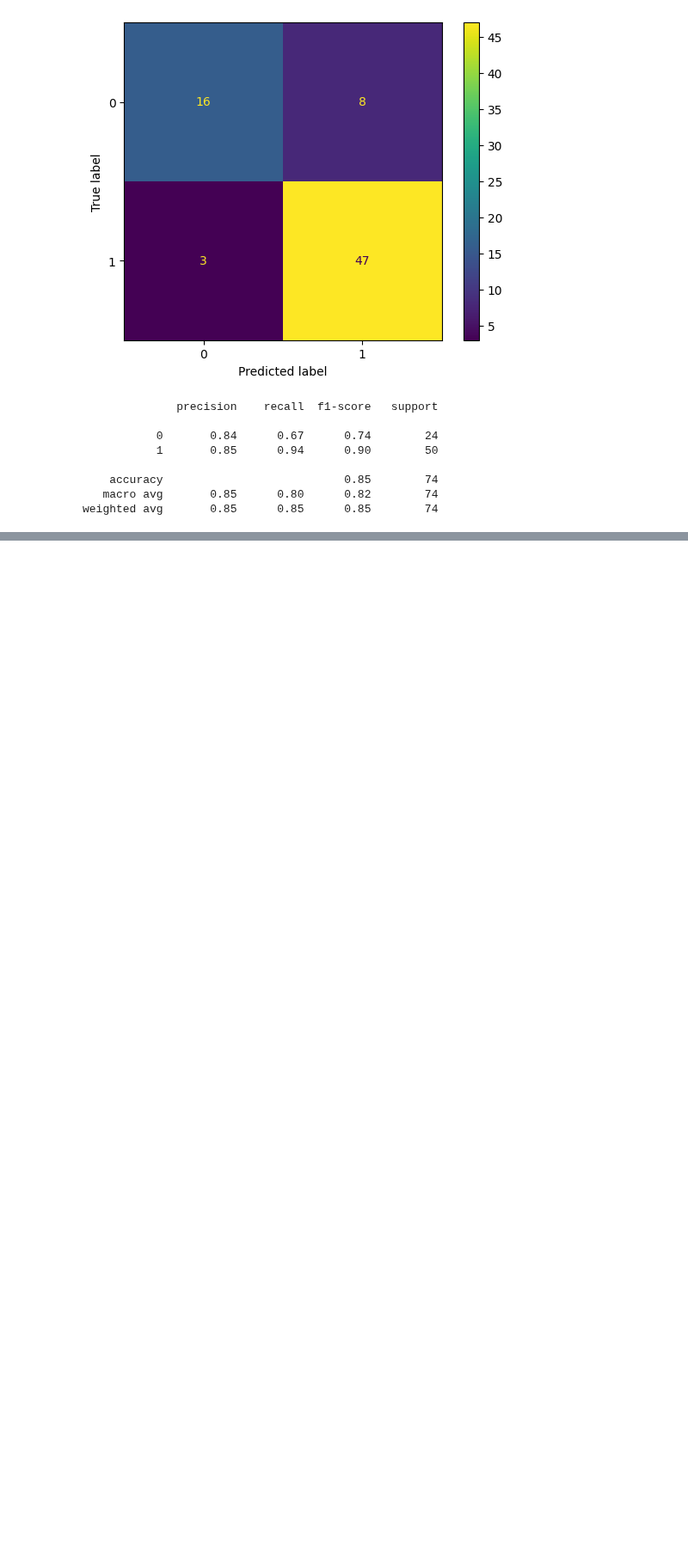
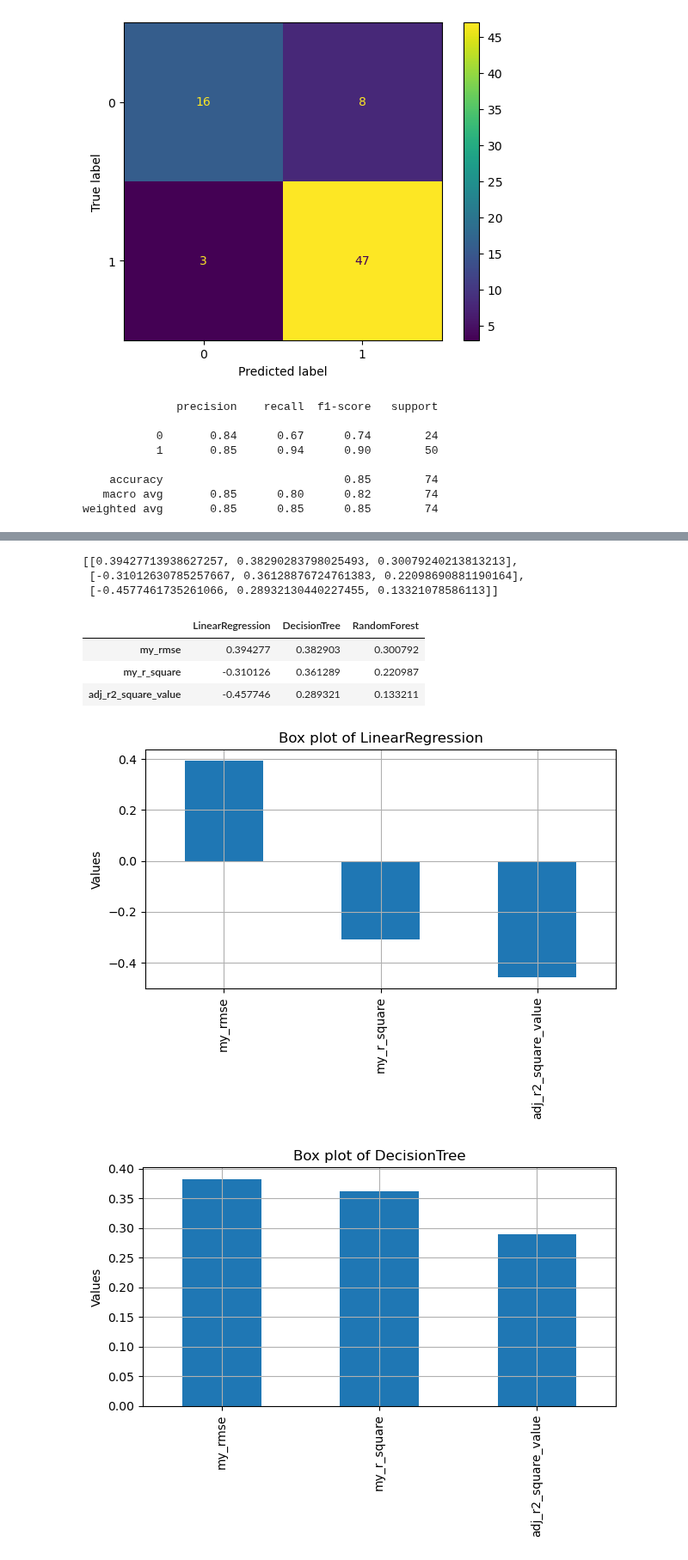
Before and after one commit to madhu968/rainfall-prediction, a Jupyter notebook: Rainfall_Prediction_using_Machine_Learning_Python.ipynb, the cells around one changed output, grey strips where cells are left out. Shown at 86% size. Saved outputs shown, nothing was run; the diff lists cells and outputs as text; code cells hidden in the pictures; blank space fills up the shorter version.

```diff
--- a/Rainfall_Prediction_using_Machine_Learning_Python.ipynb
+++ b/Rainfall_Prediction_using_Machine_Learning_Python.ipynb
@@ -240,0 +280,29 @@ weighted avg       0.85      0.85      0.85        74
+# %%
+from sklearn.linear_model import LinearRegression
+from sklearn.tree import DecisionTreeRegressor
+from sklearn.ensemble import RandomForestRegressor
+from sklearn.metrics import mean_squared_error
+from math import sqrt
+from sklearn.metrics import r2_score
+select_models=[LinearRegression(),
+              DecisionTreeRegressor(max_depth=None,min_samples_leaf=2,min_samples_split=5),
+              RandomForestRegressor(max_depth=None,min_samples_leaf=2,min_samples_split=5,n_estimators=100)]
+# %%
+my_rmse=[]
+my_r_square=[]
+adj_r2_square_value=[]
+for model in select_models:
+    model.fit(x_train,y_train)
+    y_pred=model.predict(x_test)
+    rmse=sqrt(mean_squared_error(y_pred,y_test))
+    my_rmse.append(rmse)
+    r_sq=r2_score(y_pred,y_test)
+    my_r_square.append(r_sq)
+    print(f"RMSE value {my_rmse} and R Squared value {my_r_square} of model {model}")
+    print(f"List of Rmse {my_rmse}")
+    print("---------")
+    print(f"List of R Square {my_r_square}")
+    adj_r_sqaured_test= 1 -(1-r_sq)*(len(y_test)-1)/(len(y_test)-x_test.shape[1]-1)
+    print(f"{model},adj_r2_squared_test")
+    adj_r2_square_value.append(adj_r_sqaured_test)
+    print(f"Adjusted R Square{adj_r2_square_value} of model {model}")
@@ -240,0 +328,28 @@ weighted avg       0.85      0.85      0.85        74
+# %%
+result=[my_rmse,my_r_square,adj_r2_square_value]
+result
+# %% [output]
+[[0.39427713938627257, 0.38290283798025493, 0.30079240213813213],
+ [-0.31012630785257667, 0.36128876724761383, 0.22098690881190164],
+ [-0.4577461735261066, 0.28932130440227455, 0.13321078586113]]
+# %%
+a=pd.DataFrame(data=result,columns=["LinearRegression","DecisionTree","RandomForest"],index=["my_rmse","my_r_square","adj_r2_square_value"])
+a
+# %% [output]
+|  | LinearRegression | DecisionTree | RandomForest |
+| my_rmse | 0.394277 | 0.382903 | 0.300792 |
+| my_r_square | -0.310126 | 0.361289 | 0.220987 |
+| adj_r2_square_value | -0.457746 | 0.289321 | 0.133211 |
+# %%
+def my_model_plot(col):
+    plt.figure()
+    a[col].plot(kind="bar")
+    plt.title(f"Box plot of {col}")
+    plt.ylabel("Values")
+    plt.grid(True)
+    plt.tight_layout()
+for col in a.columns:
+    my_model_plot(col)
+# %% [output]
+[figure, added]
+[figure, added]
```
Also changed, not shown: parts of 22 cells of this notebook, 2 other files.
